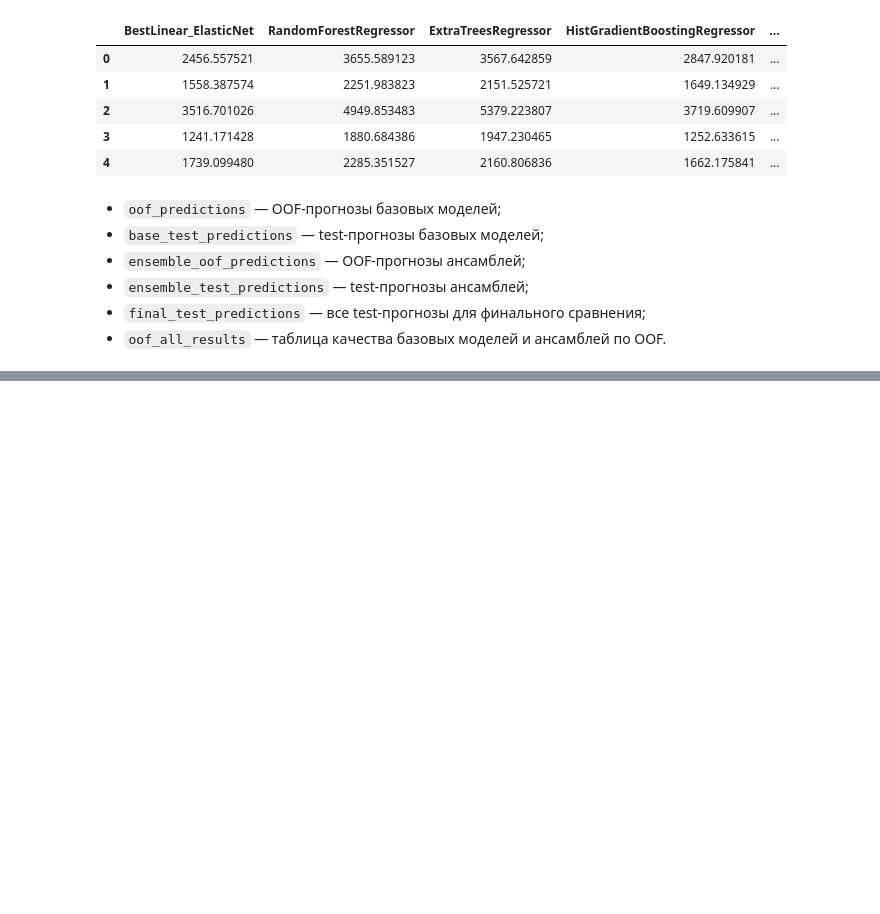
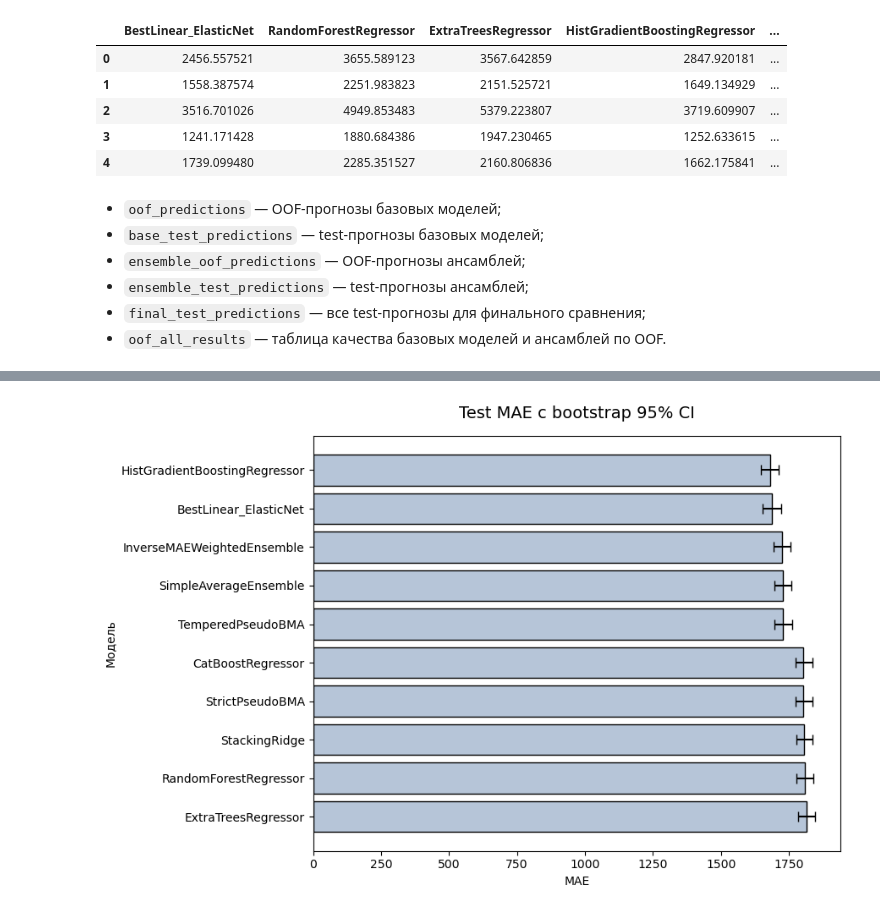
Before and after one commit to horacemtb/medcost-prediction-app, a Jupyter notebook: notebooks/additional-research.ipynb, the cells around one changed output, grey strips where cells are left out. Drawn from its saved outputs; the diff is of its cells as text; code cells hidden in the pictures; blank space fills up the shorter version.

```diff
--- a/notebooks/additional-research.ipynb
+++ b/notebooks/additional-research.ipynb
@@ -3187,11 +3186,10 @@ oof_all_results.round(4)
 # %% [markdown]
 ## Test-предсказания ансамблей без оценки
 # %%
-# Test-предсказания для финального блока
-# Метрики на test пока не считаем, чтобы не использовать test для выбора модели
+# Test-предсказания ансамблей
+# BestSingleModel не добавляем как отдельный столбец
 
 ensemble_test_predictions = pd.DataFrame({
-    'BestSingleModel': base_test_predictions[best_single_model_name],
     'SimpleAverageEnsemble': simple_average_test_pred,
     'InverseMAEWeightedEnsemble': inverse_weighted_test_pred,
     'StrictPseudoBMA': strict_pseudo_bma_test_pred,
@@ -3227,0 +3533,49 @@ final_test_predictions.head()
+# %%
+# Визуализация test MAE с bootstrap 95% CI
+
+mae_ci = (
+    test_metric_ci
+    .query("metric == 'MAE'")
+    .copy()
+)
+
+mae_ci['model'] = pd.Categorical(
+    mae_ci['model'],
+    categories=model_order,
+    ordered=True
+)
+
+mae_ci = mae_ci.sort_values('model')
+
+plt.figure(figsize=(9, 6))
+
+ax = sns.barplot(
+    data=mae_ci,
+    x='mean',
+    y='model',
+    color='lightsteelblue',
+    edgecolor='black'
+)
+
+xerr = np.vstack([
+    mae_ci['mean'] - mae_ci['ci_lower'],
+    mae_ci['ci_upper'] - mae_ci['mean']
+])
+
+ax.errorbar(
+    x=mae_ci['mean'],
+    y=np.arange(len(mae_ci)),
+    xerr=xerr,
+    fmt='none',
+    color='black',
+    capsize=4
+)
+
+ax.set_title('Test MAE с bootstrap 95% CI', fontsize=14, pad=15)
+ax.set_xlabel('MAE')
+ax.set_ylabel('Модель')
+
+plt.tight_layout()
+plt.show()
+# %% [output]
+[figure, added]
```
Also changed, not shown: parts of 14 cells of this notebook.
